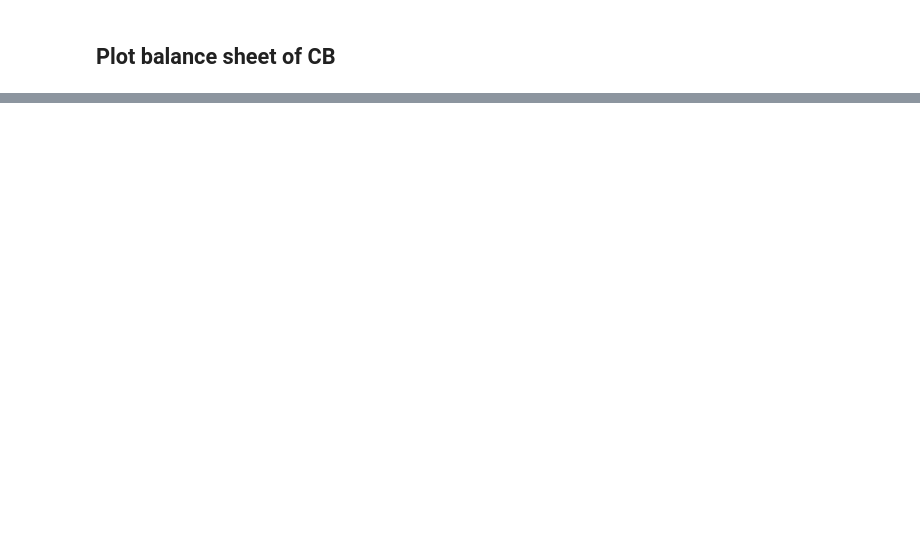
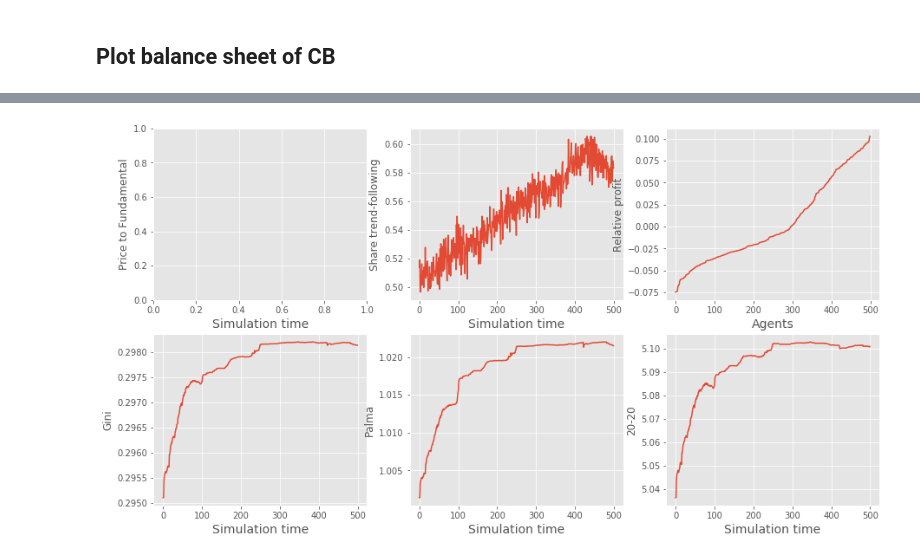
Before and after one commit to joerischasfoort/qe-inequality, a Jupyter notebook: model_dynamics.ipynb, the cells around one changed output, grey strips where cells are left out. Saved outputs shown, nothing was run; the diff lists cells and outputs as text; code cells hidden in the pictures; blank space fills up the shorter version.

```diff
--- a/model_dynamics.ipynb
+++ b/model_dynamics.ipynb
@@ -107,0 +125,3 @@ Text(0, 0.5, 'Asset 0')
+# %%
+def market_sentiment_in_round(order_book, t):
+    return sum(np.array(order_book.sentiment_history[t]) / len(order_book.sentiment_history[t]))
@@ -107,0 +239,13 @@ Text(0, 0.5, 'Asset 0')
+# %%
+# first, order all profits, then get average profit and conf intervals
+av_ordered_profits = []
+lcf_ordered_profits = []
+ucf_ordered_profits = []
+
+ordered_profits = [pd.Series(pr).sort_values() for pr in profits]
+for a in range(len(ordered_profits[0])):
+    a_profits = [list(p)[a] for p in ordered_profits]
+    av_ordered_profits.append(np.mean(a_profits))
+    low, up = confidence_interval(a_profits, np.mean(a_profits))
+    lcf_ordered_profits.append(low)
+    ucf_ordered_profits.append(up)
@@ -107,0 +285,43 @@ Text(0, 0.5, 'Asset 0')
+# %%
+fig, ((ax1, ax2, ax3),(ax4, ax5, ax6)) = plt.subplots(2, 3, figsize=(15,8))
+
+#ax1.plot(mc_fundamentals.index, mc_fundamentals.mean(axis=1), label='Fundamental')
+# ax1.plot(mc_prices.index, (mc_prices.mean(axis=1) / mc_fundamentals.mean(axis=1))[:], label='Market')
+#ax1.plot(range(len(lower_c_prices)), lower_c_prices, 'k--')
+# ax1.plot(mc_prices.index[:-1], upper_c_price, 'k--')
+
+ax1.set_ylabel('Price to Fundamental', fontsize='12')
+
+ax2.plot(range(len(av_lambda[burn_in_period:])), av_lambda[burn_in_period:])
+ax2.plot(range(len(av_lambda[burn_in_period:])), lo_lambda[burn_in_period:], 'k--')
+ax2.plot(range(len(av_lambda[burn_in_period:])), up_lambda[burn_in_period:], 'k--')
+ax2.set_ylabel('Share trend-following', fontsize='12')
+
+ax3.plot(range(len(av_ordered_profits)), av_ordered_profits)
+ax3.plot(range(len(av_ordered_profits)), ucf_ordered_profits, 'k--')
+ax3.plot(range(len(av_ordered_profits)), lcf_ordered_profits, 'k--')
+ax3.set_ylabel('Relative profit', fontsize='12')
+
+ax4.plot(range(len(av_gini_ot[:])), av_gini_ot[:])
+ax4.plot(range(len(low_gini_ot[:])), low_gini_ot[:], 'k--')
+ax4.plot(range(len(up_gini_ot[:])), up_gini_ot[:], 'k--')
+ax4.set_ylabel('Gini', fontsize='12')
+
+ax5.plot(range(len(av_gini_ot[:])), av_palma_ot[:])
+ax5.plot(range(len(low_gini_ot[:])), low_palma_ot[:], 'k--')
+ax5.plot(range(len(up_gini_ot[:])), up_palma_ot[:], 'k--')
+ax5.set_ylabel('Palma', fontsize='12')
+
+ax6.plot(range(len(av_gini_ot[:])), av_twtw_ot[:])
+ax6.plot(range(len(low_gini_ot[:])), low_twtw_ot[:], 'k--')
+ax6.plot(range(len(up_gini_ot[:])), up_twtw_ot[:], 'k--')
+ax6.set_ylabel('20-20', fontsize='12')
+
+for ax in (ax1, ax2, ax4, ax5, ax6):
+    ax.set_xlabel('Simulation time', fontsize='14')
+
+ax3.set_xlabel('Agents', fontsize='14')
+
+fig.savefig('short_baseline_dynamics.png', dpi=200, bbox_inches = 'tight', pad_inches = 0)
+# %% [output]
+[figure, added]
```
Also changed, not shown: parts of 16 cells of this notebook, 3 other files.
